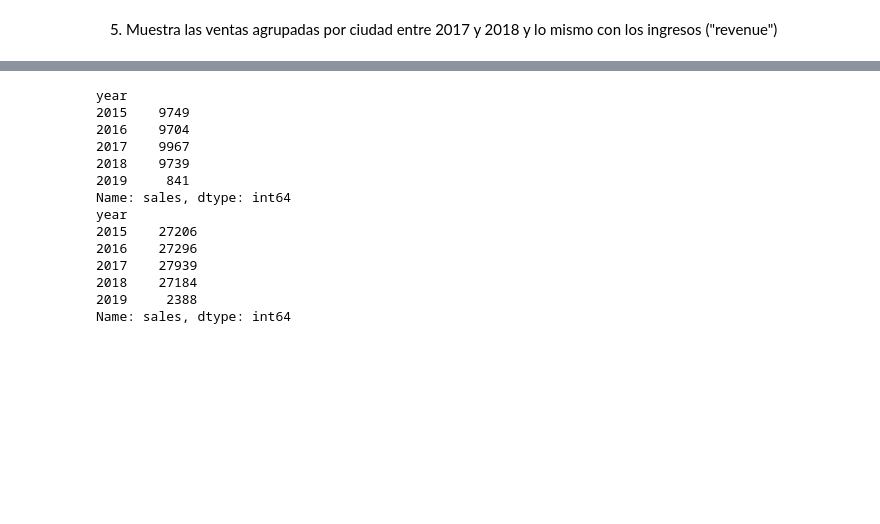
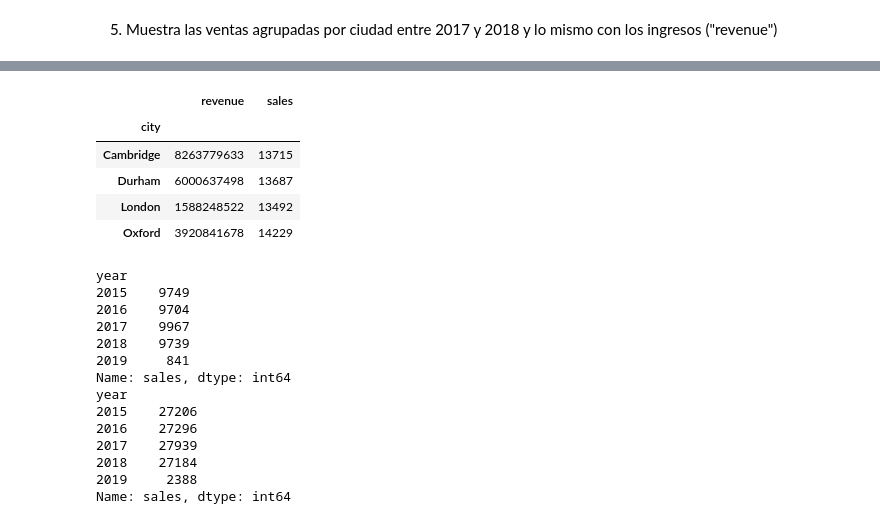
Before and after one commit to blarape/ONLINE_DS_THEBRIDGE_BL, a Jupyter notebook: 18_Practica_Obligatoria_Ficheros.ipynb, the cells around one changed output, grey strips where cells are left out. Saved outputs shown, nothing was run; the diff lists cells and outputs as text; code cells hidden in the pictures; blank space fills up the shorter version.

```diff
--- a/18_Practica_Obligatoria_Ficheros.ipynb
+++ b/18_Practica_Obligatoria_Ficheros.ipynb
@@ -124,3 +143,12 @@ df_excel_copy.head()
+# %%
+df_excel_copy["2017":"2018"].groupby("city").sum()
+# %% [output]
+|  | revenue | sales |
+| city |  |  |
+| Cambridge | 8263779633 | 13715 |
+| Durham | 6000637498 | 13687 |
+| London | 1588248522 | 13492 |
+| Oxford | 3920841678 | 14229 |
 # %%
 df_excel_copy["year"] = df_excel_copy["date"].dt.year
 df_grouped_sales = df_excel_copy.groupby("year")["sales"].size()
```
Also changed, not shown: parts of 24 cells of this notebook.
